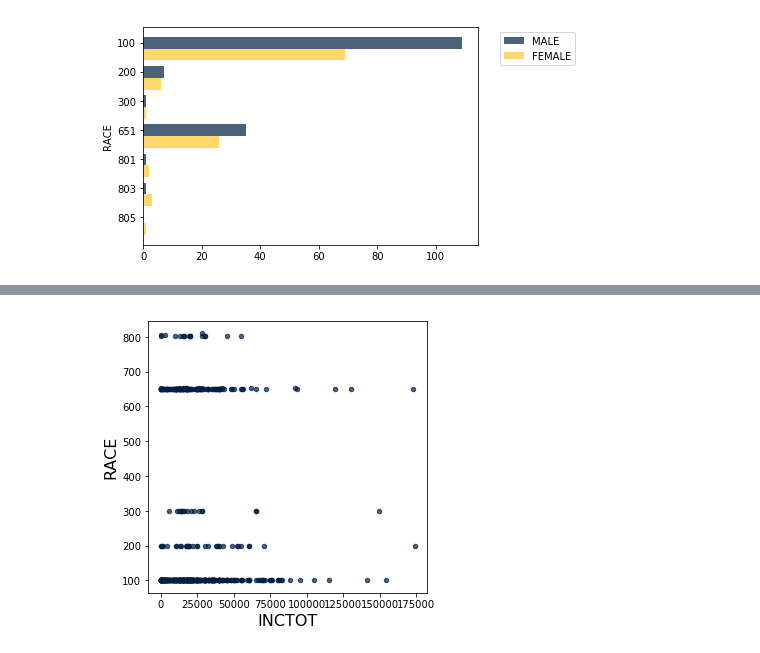
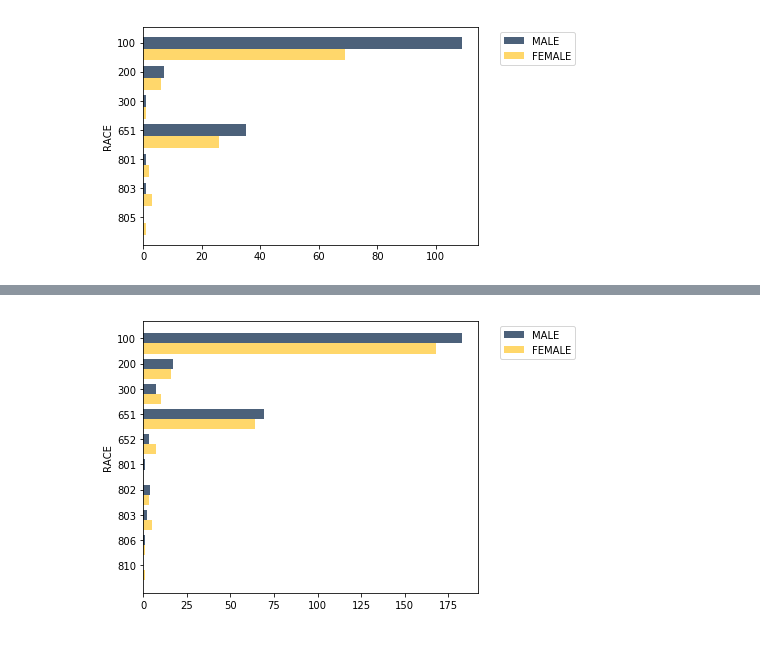
Before and after one commit to ds-modules/GWS-131, a Jupyter notebook: bay_area.ipynb, the cells around one changed output, grey strips where cells are left out. Cells and saved outputs as stored; diff of their text form; code cells hidden in the pictures.

```diff
--- a/bay_area.ipynb
+++ b/bay_area.ipynb
@@ -227,5 +201,6 @@ custodial_jobs
 # %%
-service_jobs=with_sector.where("SECTOR", are.equal_to("SERVICE"))
-service_jobs.scatter("INCTOT", "RACE")
+service_jobs = with_sector.where("SECTOR", are.equal_to("SERVICE")).drop("INCTOT", "SECTOR", "METAREA", "SERIAL","YEAR","OCC2010")
+service_jobs = service_jobs.pivot("SEX", "RACE").relabel("1", "MALE"). relabel("2", "FEMALE")
+service_jobs.barh('RACE')
 # %% [output]
-[figure, old version]
+[figure, new version]
```
Also changed, not shown: parts of 14 cells of this notebook.
